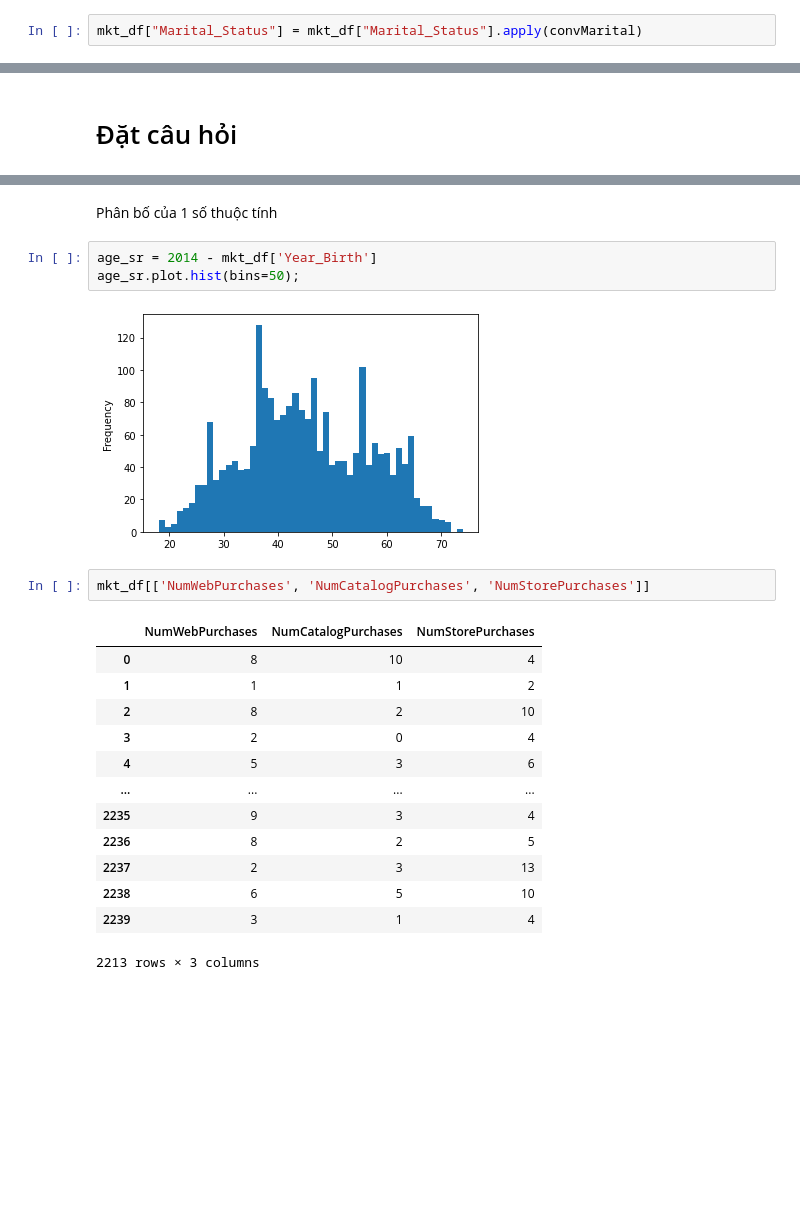
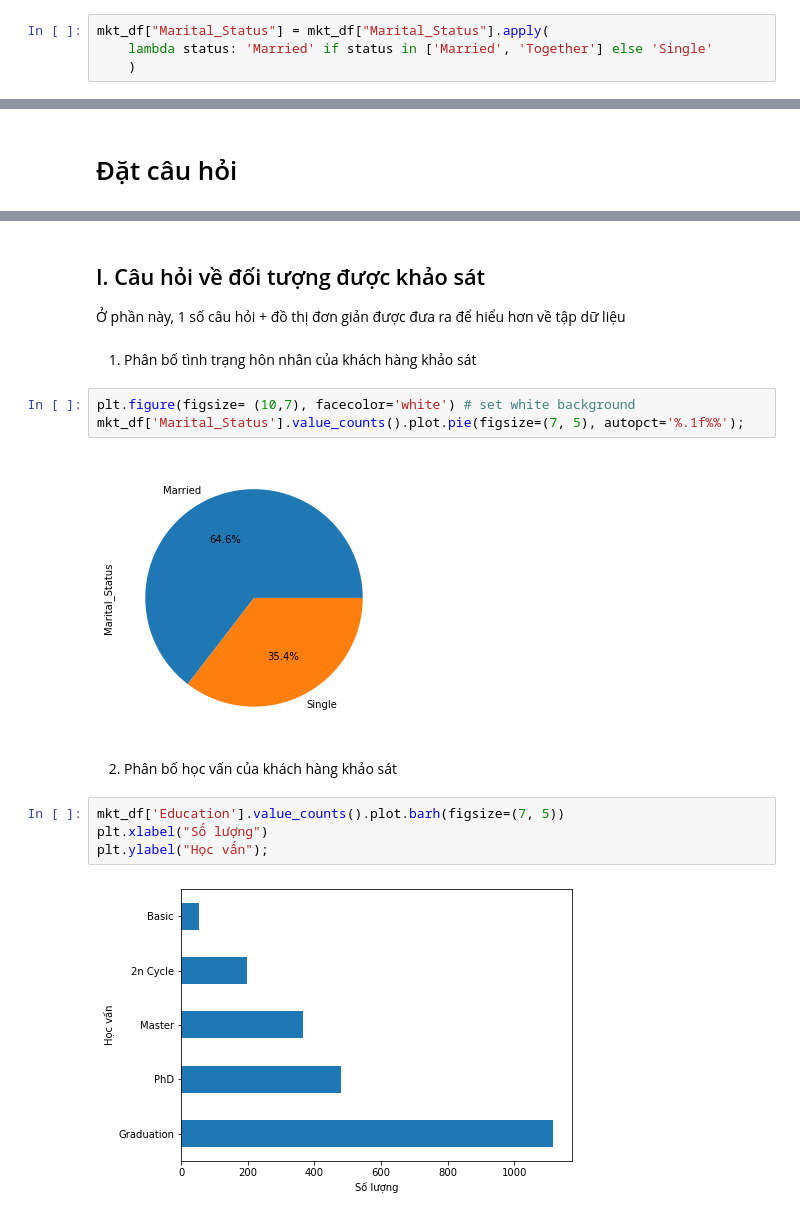
Before and after one commit to ngminhluong/CDS-EndTerm, a Jupyter notebook: Source/Main.ipynb, the cells around one changed output, grey strips where cells are left out. Saved outputs shown, nothing was run; the diff lists cells and outputs as text; blank space fills up the shorter version.

```diff
--- a/Source/Main.ipynb
+++ b/Source/Main.ipynb
@@ -317,5 +319,7 @@ def convMarital(row):
 # %%
-mkt_df["Marital_Status"] = mkt_df["Marital_Status"].apply(convMarital)
+mkt_df["Marital_Status"] = mkt_df["Marital_Status"].apply(
+    lambda status: 'Married' if status in ['Married', 'Together'] else 'Single'
+    )
 # %% [markdown]
 Xem lại các giá trị của cột `Marital_Status`
 # %%
@@ -339,23 +331,18 @@ mkt_df.shape
-# %% [markdown]
-Phân bố của 1 số thuộc tính
-# %%
-age_sr = 2014 - mkt_df['Year_Birth']
-age_sr.plot.hist(bins=50);
-# %% [output]
-[figure, removed]
-# %%
-mkt_df[['NumWebPurchases', 'NumCatalogPurchases', 'NumStorePurchases']]
-# %% [output]
-|  | NumWebPurchases | NumCatalogPurchases | NumStorePurchases |
-| 0 | 8 | 10 | 4 |
-| 1 | 1 | 1 | 2 |
-| 2 | 8 | 2 | 10 |
-| 3 | 2 | 0 | 4 |
-| 4 | 5 | 3 | 6 |
-| ... | ... | ... | ... |
-| 2235 | 9 | 3 | 4 |
-| 2236 | 8 | 2 | 5 |
-| 2237 | 2 | 3 | 13 |
-| 2238 | 6 | 5 | 10 |
-| 2239 | 3 | 1 | 4 |
-2213 rows × 3 columns
+# %% [markdown]
+## I. Câu hỏi về đối tượng được khảo sát
+Ở phần này, 1 số câu hỏi + đồ thị đơn giản được đưa ra để hiểu hơn về tập dữ liệu
+# %% [markdown]
+1. Phân bố tình trạng hôn nhân của khách hàng khảo sát
+# %%
+plt.figure(figsize= (10,7), facecolor='white') # set white background
+mkt_df['Marital_Status'].value_counts().plot.pie(figsize=(7, 5), autopct='%.1f%%');
+# %% [output]
+[figure, new version]
+# %% [markdown]
+2. Phân bố học vấn của khách hàng khảo sát
+# %%
+mkt_df['Education'].value_counts().plot.barh(figsize=(7, 5))
+plt.xlabel("Số lượng")
+plt.ylabel("Học vấn");
+# %% [output]
+[figure, added]
```
Also changed, not shown: parts of 68 cells of this notebook.
